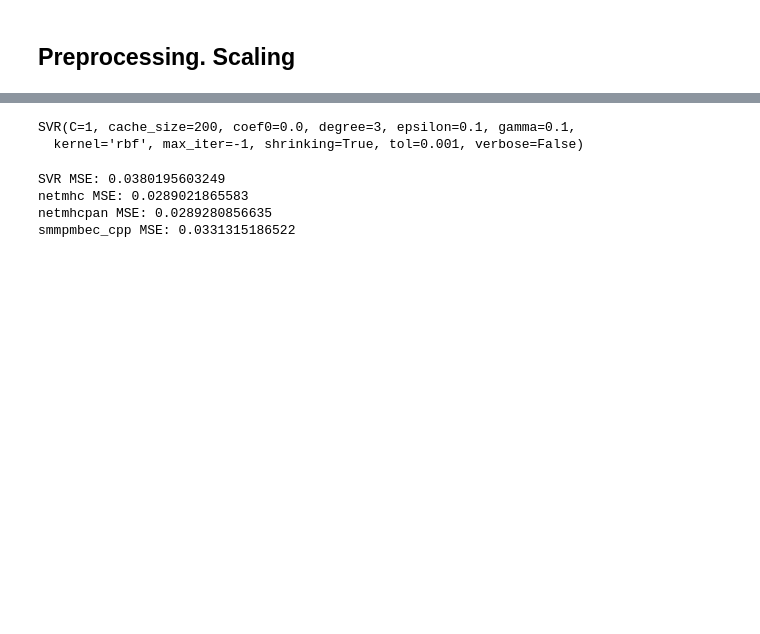
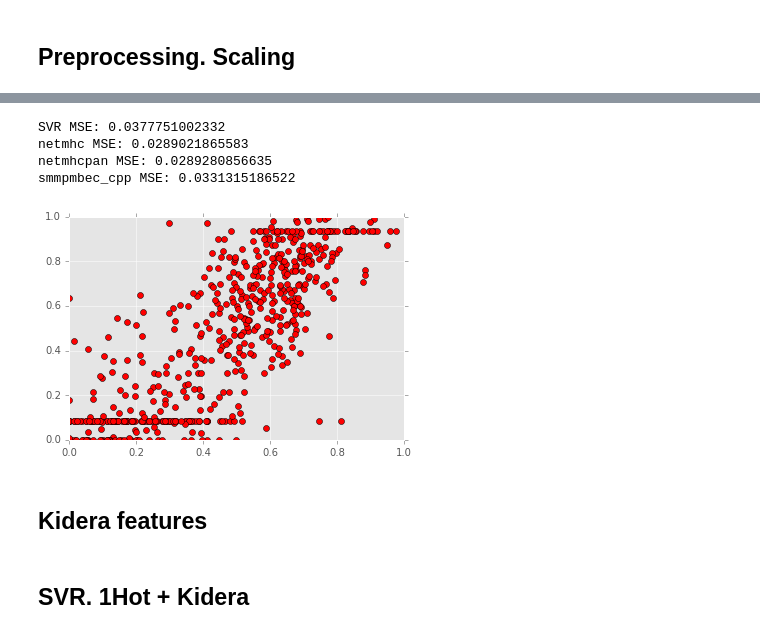
Before and after one commit to rudolphyo/MHystic, a Jupyter notebook: new_mhc.ipynb, the cells around one changed output, grey strips where cells are left out. Saved outputs shown, nothing was run; the diff lists cells and outputs as text; code cells hidden in the pictures; blank space fills up the shorter version.

```diff
--- a/new_mhc.ipynb
+++ b/new_mhc.ipynb
@@ -64,6 +111,6 @@ x_scaled=pd.DataFrame(x_scaled, columns=["molecular_weight","instability_index",
 # %%
-selected_X["molecular_weight"] = pd.DataFrame(x_scaled["molecular_weight"][indexes]).reset_index(drop=True)
-selected_X["instability_index"] = pd.DataFrame(x_scaled["instability_index"][indexes]).reset_index(drop=True)
-selected_X["isoelectric_point"] = pd.DataFrame(x_scaled["isoelectric_point"][indexes]).reset_index(drop=True)
+selected_X["molecular_weight"] = pd.DataFrame(data["molecular_weight"][indexes]).reset_index(drop=True)
+selected_X["instability_index"] = pd.DataFrame(data["instability_index"][indexes]).reset_index(drop=True)
+selected_X["isoelectric_point"] = pd.DataFrame(data["isoelectric_point"][indexes]).reset_index(drop=True)
 selected_X["aromaticity"] = pd.DataFrame(data["aromaticity"][indexes]).reset_index(drop=True)
 # %% [markdown]
@@ -106,17 +130,23 @@ svr.best_params_
-# %%
-TunedSVR = SVR(kernel='rbf', C=1, gamma=0.10000000000000001)
-# %%
-TunedSVR.fit(X_train, y_train)
-# %% [output]
-SVR(C=1, cache_size=200, coef0=0.0, degree=3, epsilon=0.1, gamma=0.1,
-  kernel='rbf', max_iter=-1, shrinking=True, tol=0.001, verbose=False)
-# %%
-print("SVR MSE:", mean_squared_error(y_test,TunedSVR.predict(X_test)))
-print("netmhc MSE:", mse_netmhc)
-print("netmhcpan MSE:", mse_netmhcpan)
-print("smmpmbec_cpp MSE:", mse_smmpmbec_cpp)
-# %% [output]
-SVR MSE: 0.0380195603249
-netmhc MSE: 0.0289021865583
-netmhcpan MSE: 0.0289280856635
-smmpmbec_cpp MSE: 0.0331315186522
+# %%
+def SVR_res(train_x, test_x, train_y, test_y):
+
+    """k=['rbf', 'linear','poly','sigmoid','precomputed']
+    c= [1e-3, 1e0, 1e1, 1e2, 1e3]
+    g=np.arange(1e-4,1e-2,0.0001)
+    g=g.tolist()
+    param_grid1=dict(kernel=k, C=c, gamma=g)
+    grid = GridSearchCV(SVR(), cv=5,param_grid=param_grid1,)
+    grid.fit(train_x, train_y)
+    params = list(grid.best_params_.values())
+    TunedSVR = SVR(kernel=params[0], C=params[1], gamma=params[2])
+    TunedSVR.fit(train_x, train_y)"""
+    TunedSVR = SVR(kernel='rbf', C=1, gamma=0.10000001)
+    TunedSVR.fit(train_x, train_y)
+    editedPredict = TunedSVR.predict(test_x)
+    editedPredict = editedPredict.clip(min=0)
+    editedPredict = editedPredict.clip(max=1)
+    print("SVR MSE:", mean_squared_error(test_y, editedPredict))
+    print("netmhc MSE:", mse_netmhc)
+    print("netmhcpan MSE:", mse_netmhcpan)
+    print("smmpmbec_cpp MSE:", mse_smmpmbec_cpp)
+    plt.plot(editedPredict, test_y, 'ro')
@@ -122,0 +157,10 @@ smmpmbec_cpp MSE: 0.0331315186522
+# %%
+SVR_res(X_train, X_test, y_train, y_test)
+# %% [output]
+SVR MSE: 0.0377751002332
+netmhc MSE: 0.0289021865583
+netmhcpan MSE: 0.0289280856635
+smmpmbec_cpp MSE: 0.0331315186522
+[figure, added]
+# %% [markdown]
+## Kidera features
@@ -122,0 +194,2 @@ smmpmbec_cpp MSE: 0.0331315186522
+# %% [markdown]
+## SVR. 1Hot + Kidera
```
Also changed, not shown: parts of 31 cells of this notebook.
